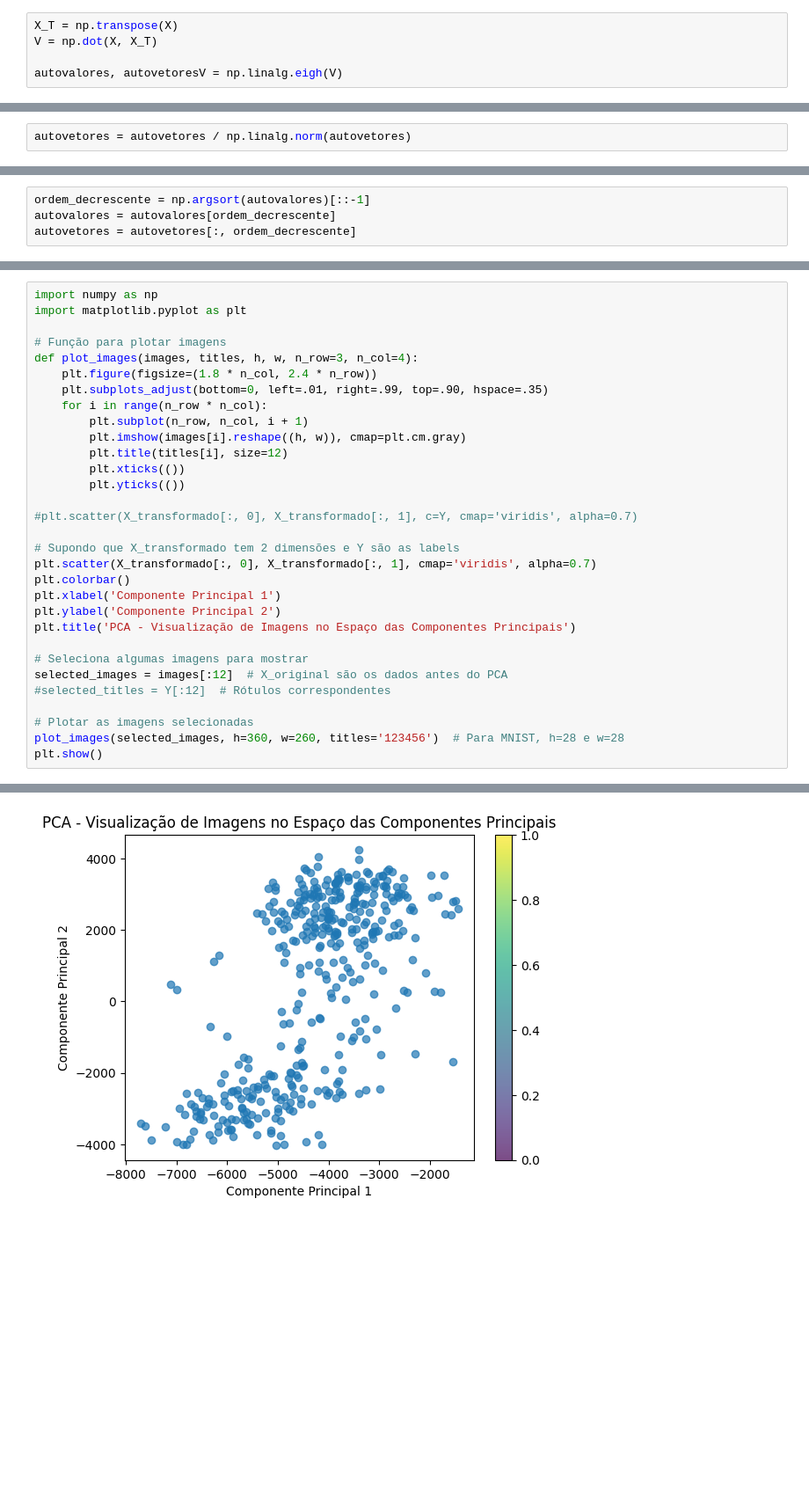
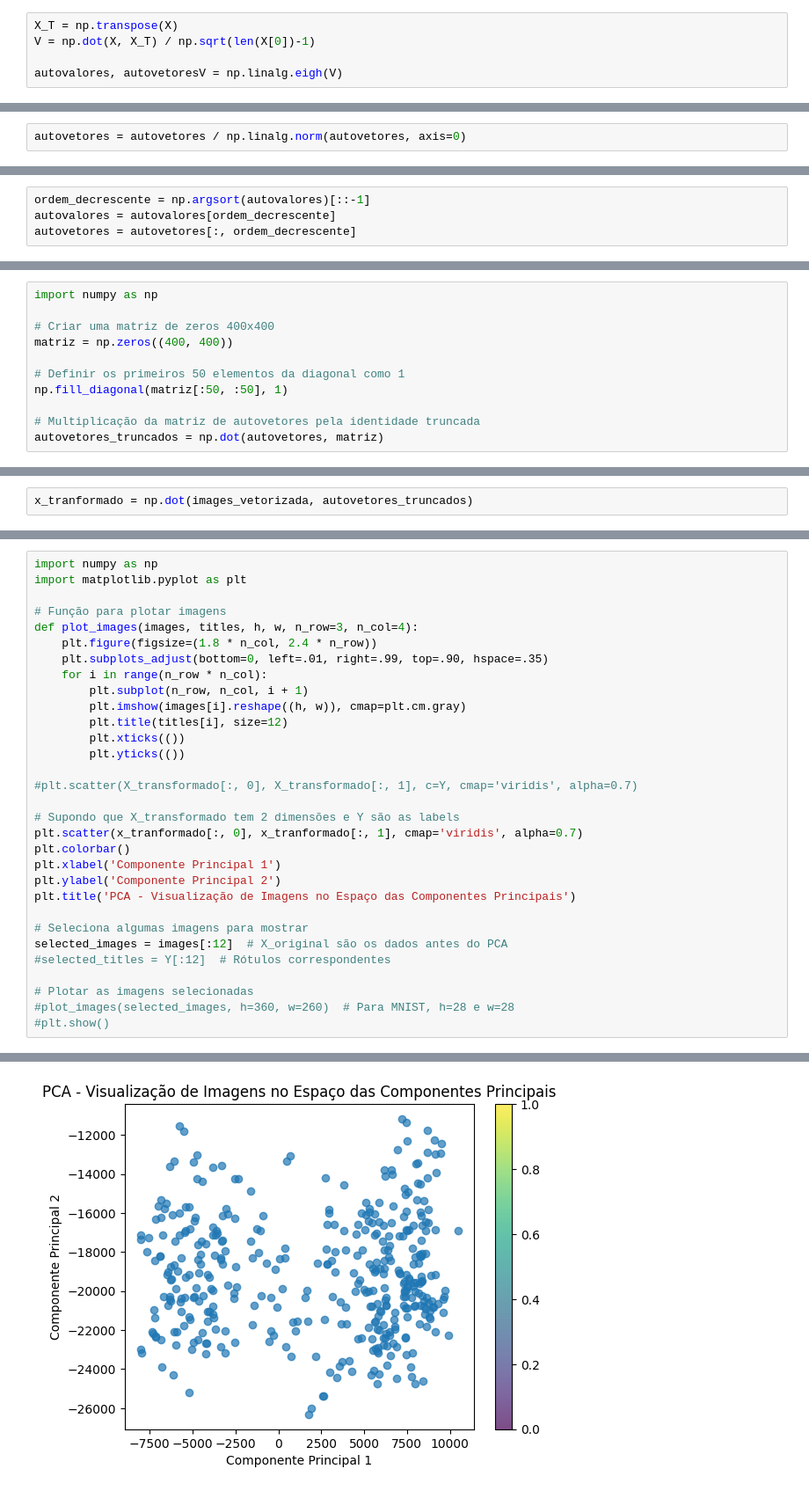
Before and after one commit to lorran-araujo/LNCC, a Jupyter notebook: disciplinas/redes-neurais/codes/lista2/exercicio3.ipynb, the cells around one changed output, grey strips where cells are left out. Shown at 88% size. Cells and saved outputs as stored; diff of their text form; blank space fills up the shorter version.

```diff
--- a/disciplinas/redes-neurais/codes/lista2/exercicio3.ipynb
+++ b/disciplinas/redes-neurais/codes/lista2/exercicio3.ipynb
@@ -70,5 +86,5 @@ MULTIPLICANDO X POR X TRANSPOSTA E CALCUANDO OS AUTOVALORES E AUTOVETORES
 # %%
 X_T = np.transpose(X)
-V = np.dot(X, X_T)
+V = np.dot(X, X_T) / np.sqrt(len(X[0])-1)
 
 autovalores, autovetoresV = np.linalg.eigh(V)
@@ -75,4 +103,4 @@ autovalores, autovetoresV = np.linalg.eigh(V)
 # %%
 autovetores = np.dot(X_T, autovetoresV)
 # %%
-autovetores = autovetores / np.linalg.norm(autovetores)
+autovetores = autovetores / np.linalg.norm(autovetores, axis=0)
@@ -90,0 +153,11 @@ X_transformado.shape
+# %%
+import numpy as np
+
+# Criar uma matriz de zeros 400x400
+matriz = np.zeros((400, 400))
+
+# Definir os primeiros 50 elementos da diagonal como 1
+np.fill_diagonal(matriz[:50, :50], 1)
+
+# Multiplicação da matriz de autovetores pela identidade truncada
+autovetores_truncados = np.dot(autovetores, matriz)
@@ -90,0 +168,2 @@ X_transformado.shape
+# %%
+x_tranformado = np.dot(images_vetorizada, autovetores_truncados)
@@ -106,7 +189,7 @@ def plot_images(images, titles, h, w, n_row=3, n_col=4):
 #plt.scatter(X_transformado[:, 0], X_transformado[:, 1], c=Y, cmap='viridis', alpha=0.7)
 
 # Supondo que X_transformado tem 2 dimensões e Y são as labels
-plt.scatter(X_transformado[:, 0], X_transformado[:, 1], cmap='viridis', alpha=0.7)
+plt.scatter(x_tranformado[:, 0], x_tranformado[:, 1], cmap='viridis', alpha=0.7)
 plt.colorbar()
 plt.xlabel('Componente Principal 1')
 plt.ylabel('Componente Principal 2')
@@ -117,6 +200,6 @@ selected_images = images[:12]  # X_original são os dados antes do PCA
 #selected_titles = Y[:12]  # Rótulos correspondentes
 
 # Plotar as imagens selecionadas
-plot_images(selected_images, h=360, w=260, titles='123456')  # Para MNIST, h=28 e w=28
-plt.show()
+#plot_images(selected_images, h=360, w=260)  # Para MNIST, h=28 e w=28
+#plt.show()
 # %% [output]
@@ -124 +206 @@ IndexError: string index out of range
-[figure, old version]
+[figure, new version]
```
Also changed, not shown: parts of 28 cells of this notebook, 1 other file.
